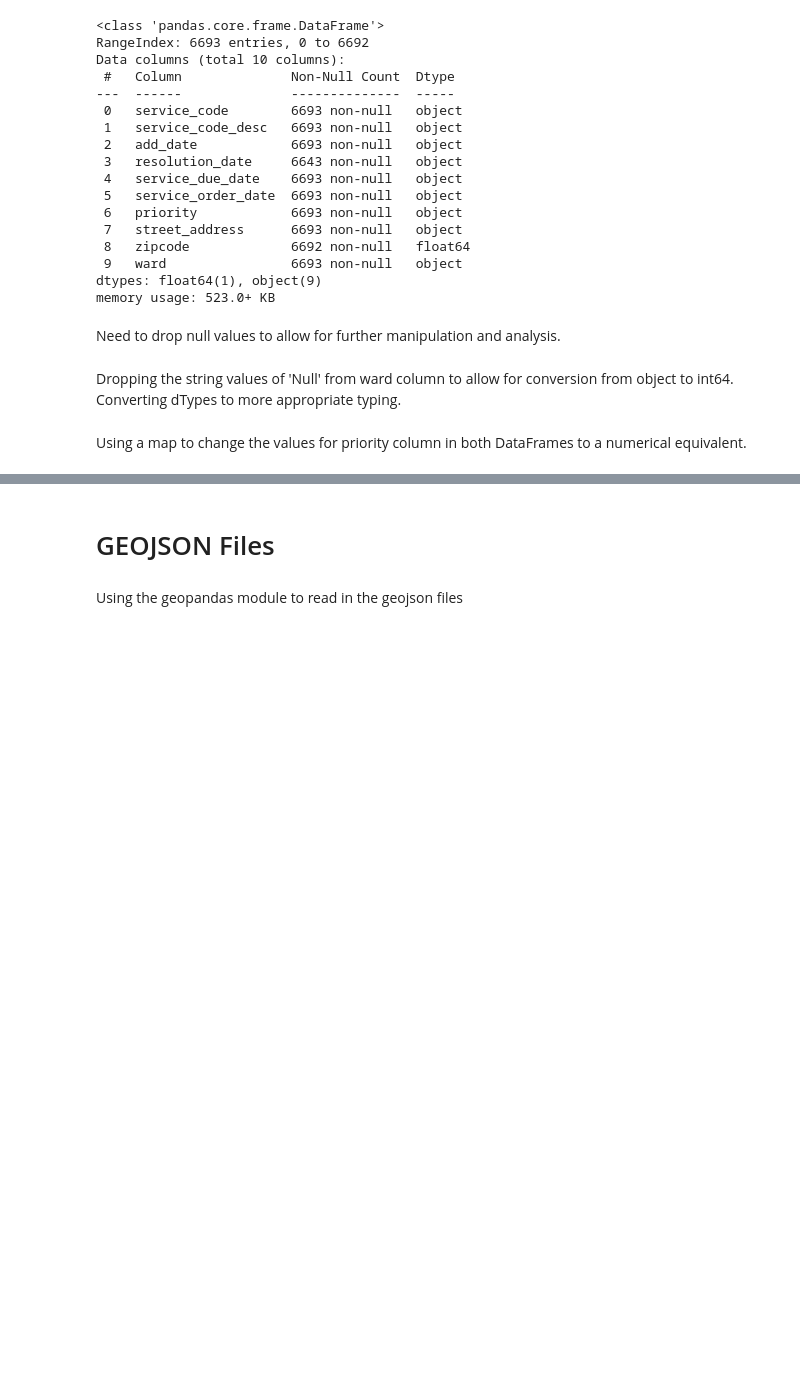
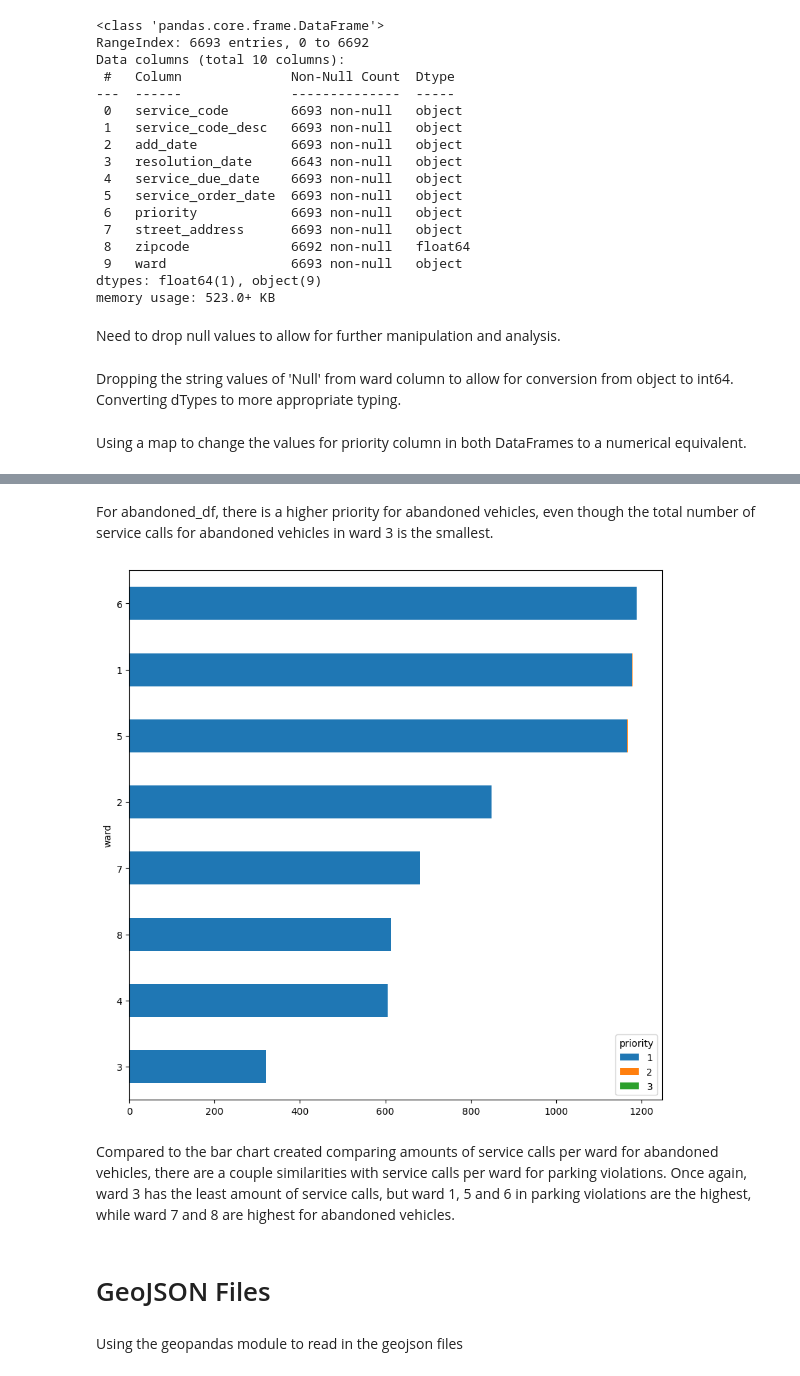
Before and after one commit to MarioVA1/INST447FinalProject, a Jupyter notebook: INST477_Final_Project.ipynb, the cells around one changed output, grey strips where cells are left out. Saved outputs shown, nothing was run; the diff lists cells and outputs as text; code cells hidden in the pictures; blank space fills up the shorter version.

```diff
--- a/INST477_Final_Project.ipynb
+++ b/INST477_Final_Project.ipynb
@@ -234,5 +243,16 @@ parking_df.head()
+# %% [markdown]
+For abandoned_df, there is a higher priority for abandoned vehicles, even though the total number of service calls for abandoned vehicles in ward 3 is the smallest.
+# %%
+sort_order = parking_df.groupby(['ward']).size().sort_values(ascending = True).index.to_list()
+fig, ax = plt.subplots(1, 1, figsize = (10, 10))
+parking_df.groupby(['ward', 'priority']).size().unstack().reindex(sort_order).plot.barh(ax = ax, stacked = True)
+plt.show()
+# %% [output]
+[figure, added]
+# %% [markdown]
+Compared to the bar chart created comparing amounts of service calls per ward for abandoned vehicles, there are a couple similarities with service calls per ward for parking violations. Once again, ward 3 has the least amount of service calls, but ward 1, 5 and 6 in parking violations are the highest, while ward 7 and 8 are highest for abandoned vehicles.
 # %% [markdown]
-# GEOJSON Files
+# GeoJSON Files
 # %% [markdown]
 Using the geopandas module to read in the geojson files
 # %%
```
Also changed, not shown: parts of 4 cells of this notebook.
